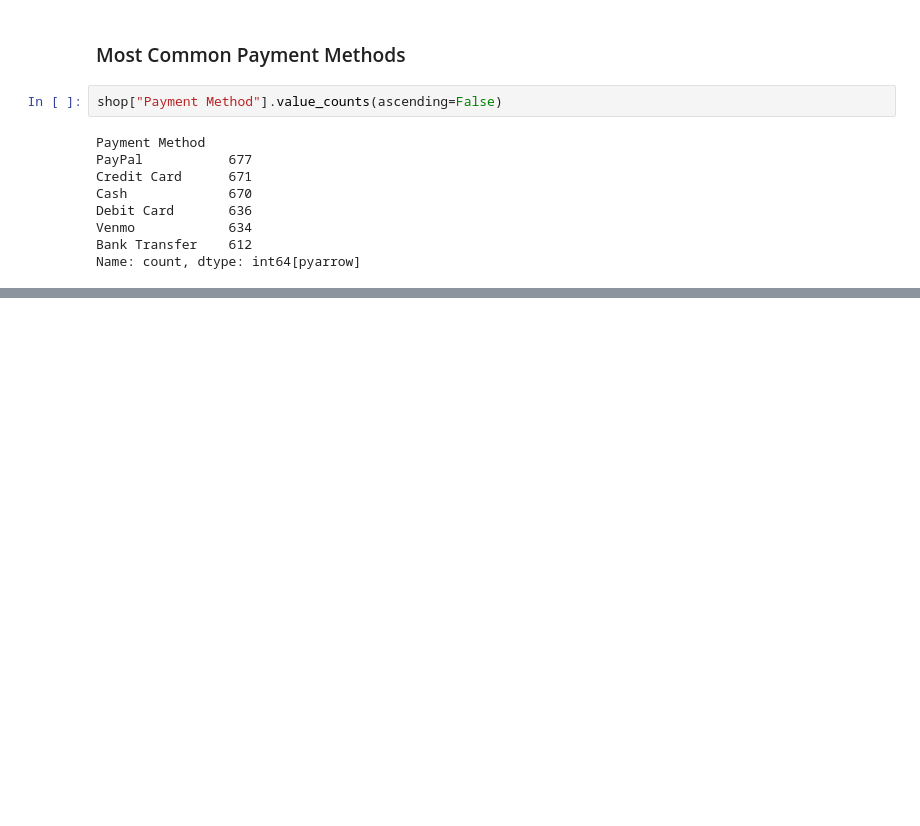
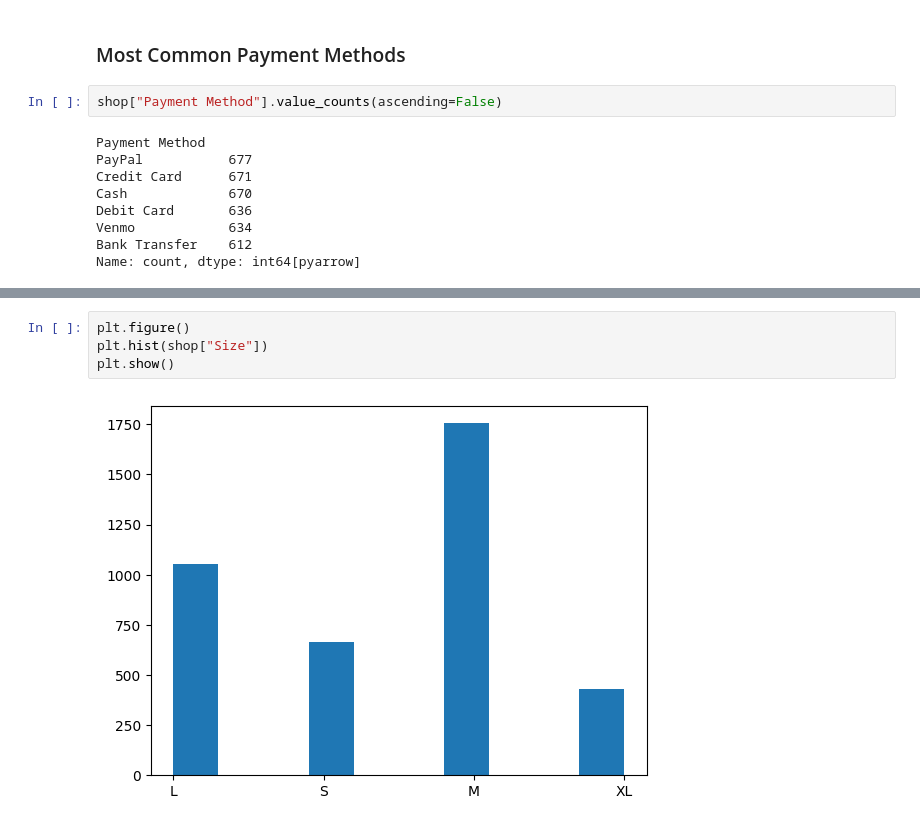
Before and after one commit to look4abhinav/Customer-Shopping-Trends-Analysis, a Jupyter notebook: Shopping Analysis.ipynb, the cells around one changed output, grey strips where cells are left out. Drawn from its saved outputs; the diff is of its cells as text; blank space fills up the shorter version.

```diff
--- a/Shopping Analysis.ipynb
+++ b/Shopping Analysis.ipynb
@@ -98,0 +105,6 @@ Name: count, dtype: int64[pyarrow]
+# %%
+plt.figure()
+plt.hist(shop["Size"])
+plt.show()
+# %% [output]
+[figure, added]
```
Also changed, not shown: parts of 1 cell of this notebook.
